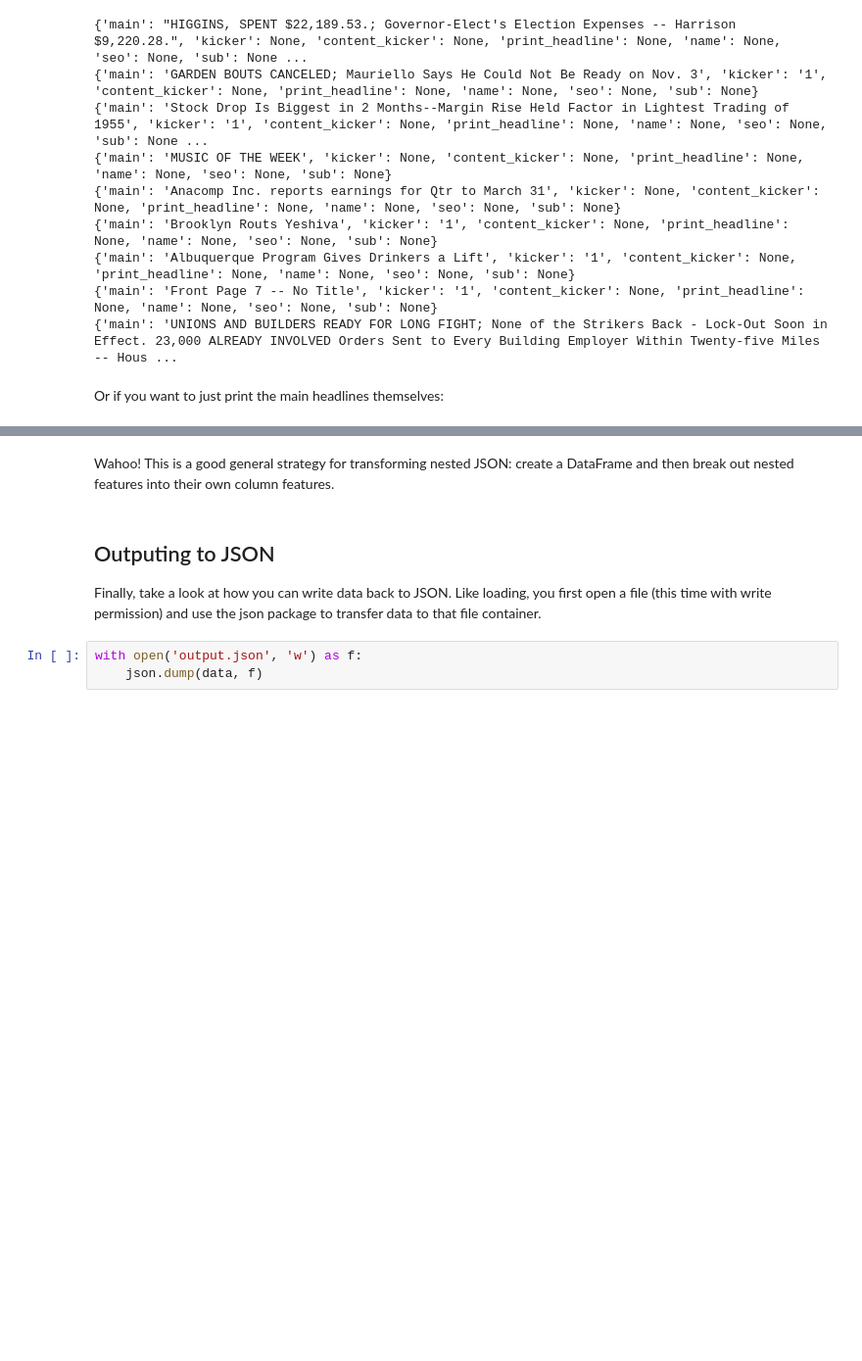
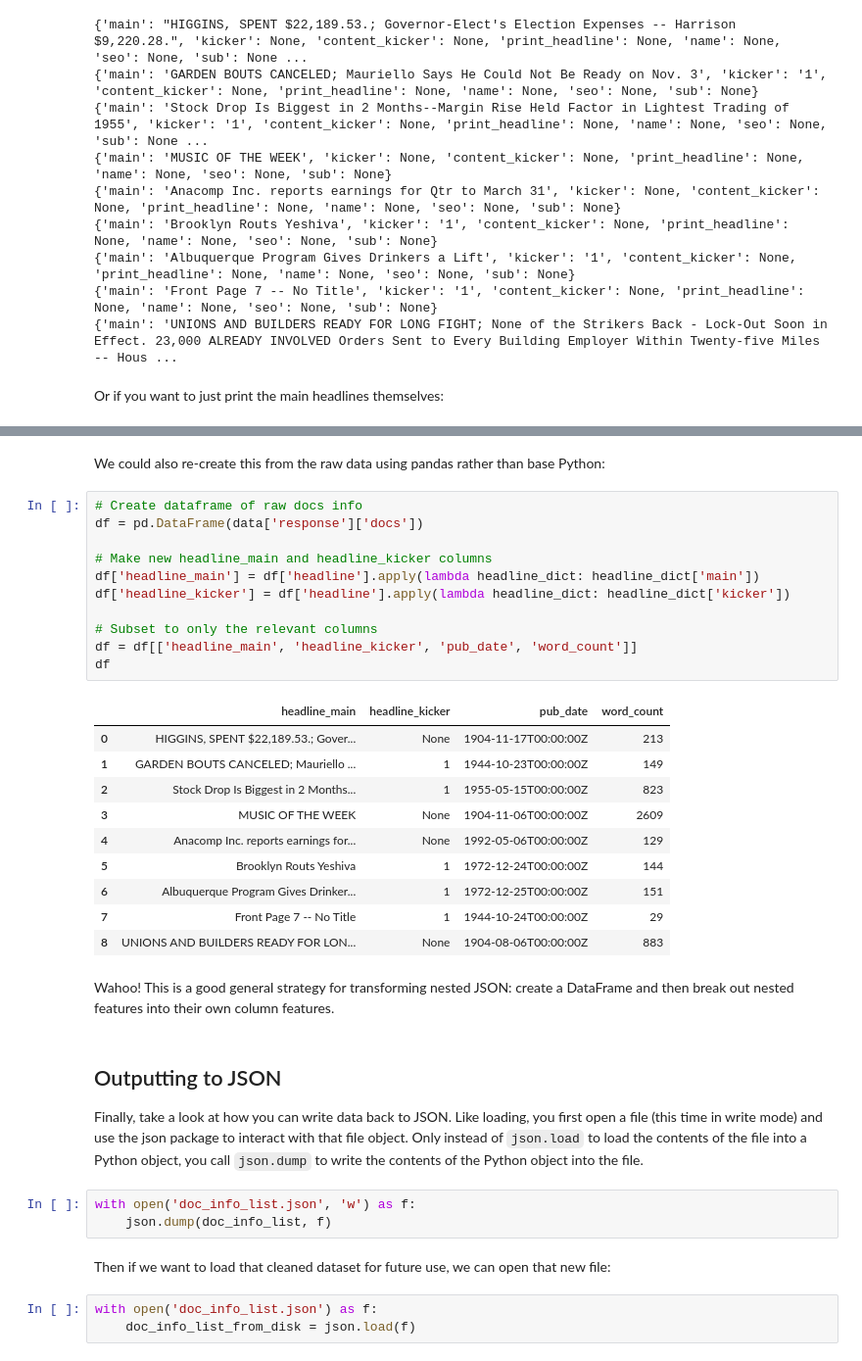
Before and after one commit to learn-co-curriculum/dsc-working-with-known-json-schemas, a Jupyter notebook: index.ipynb, the cells around one changed output, grey strips where cells are left out. Shown: that part at 98% size. Saved outputs shown, nothing was run; the diff lists cells and outputs as text; blank space fills up the shorter version.

```diff
--- a/index.ipynb
+++ b/index.ipynb
@@ -122,9 +264,38 @@ df[new_cols].head()
+# %% [markdown]
+We could also re-create this from the raw data using pandas rather than base Python:
+# %%
+# Create dataframe of raw docs info
+df = pd.DataFrame(data['response']['docs'])
+
+# Make new headline_main and headline_kicker columns
+df['headline_main'] = df['headline'].apply(lambda headline_dict: headline_dict['main'])
+df['headline_kicker'] = df['headline'].apply(lambda headline_dict: headline_dict['kicker'])
+
+# Subset to only the relevant columns
+df = df[['headline_main', 'headline_kicker', 'pub_date', 'word_count']]
+df
+# %% [output]
+|  | headline_main | headline_kicker | pub_date | word_count |
+| 0 | HIGGINS, SPENT $22,189.53.; Gover... | None | 1904-11-17T00:00:00Z | 213 |
+| 1 | GARDEN BOUTS CANCELED; Mauriello ... | 1 | 1944-10-23T00:00:00Z | 149 |
+| 2 | Stock Drop Is Biggest in 2 Months... | 1 | 1955-05-15T00:00:00Z | 823 |
+| 3 | MUSIC OF THE WEEK | None | 1904-11-06T00:00:00Z | 2609 |
+| 4 | Anacomp Inc. reports earnings for... | None | 1992-05-06T00:00:00Z | 129 |
+| 5 | Brooklyn Routs Yeshiva | 1 | 1972-12-24T00:00:00Z | 144 |
+| 6 | Albuquerque Program Gives Drinker... | 1 | 1972-12-25T00:00:00Z | 151 |
+| 7 | Front Page 7 -- No Title | 1 | 1944-10-24T00:00:00Z | 29 |
+| 8 | UNIONS AND BUILDERS READY FOR LON... | None | 1904-08-06T00:00:00Z | 883 |
 # %% [markdown]
 Wahoo! This is a good general strategy for transforming nested JSON: create a DataFrame and then break out nested features into their own column features.
 # %% [markdown]
-## Outputing to JSON
+## Outputting to JSON
 
-Finally, take a look at how you can write data back to JSON. Like loading, you first open a file (this time with write permission) and use the json package to transfer data to that file container.
+Finally, take a look at how you can write data back to JSON. Like loading, you first open a file (this time in write mode) and use the json package to interact with that file object. Only instead of `json.load` to load the contents of the file into a Python object, you call `json.dump` to write the contents of the Python object into the file.
 # %%
-with open('output.json', 'w') as f:
-    json.dump(data, f)
+with open('doc_info_list.json', 'w') as f:
+    json.dump(doc_info_list, f)
+# %% [markdown]
+Then if we want to load that cleaned dataset for future use, we can open that new file:
+# %%
+with open('doc_info_list.json') as f:
+    doc_info_list_from_disk = json.load(f)
```
Also changed, not shown: parts of 42 cells of this notebook, 2 other files.
